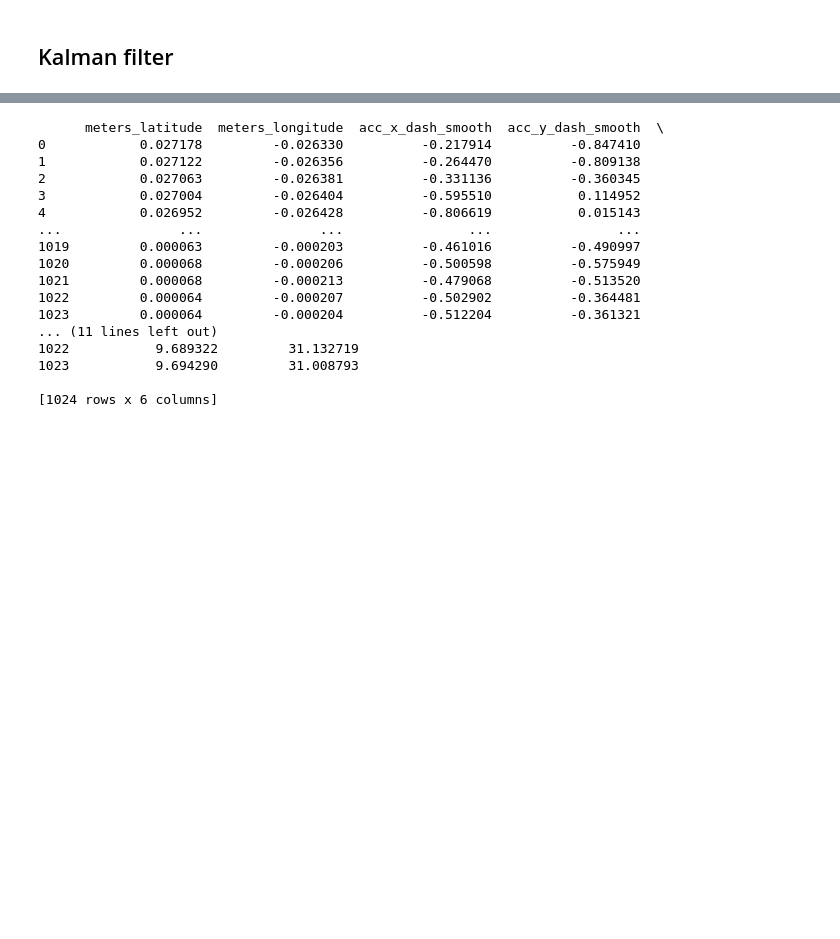
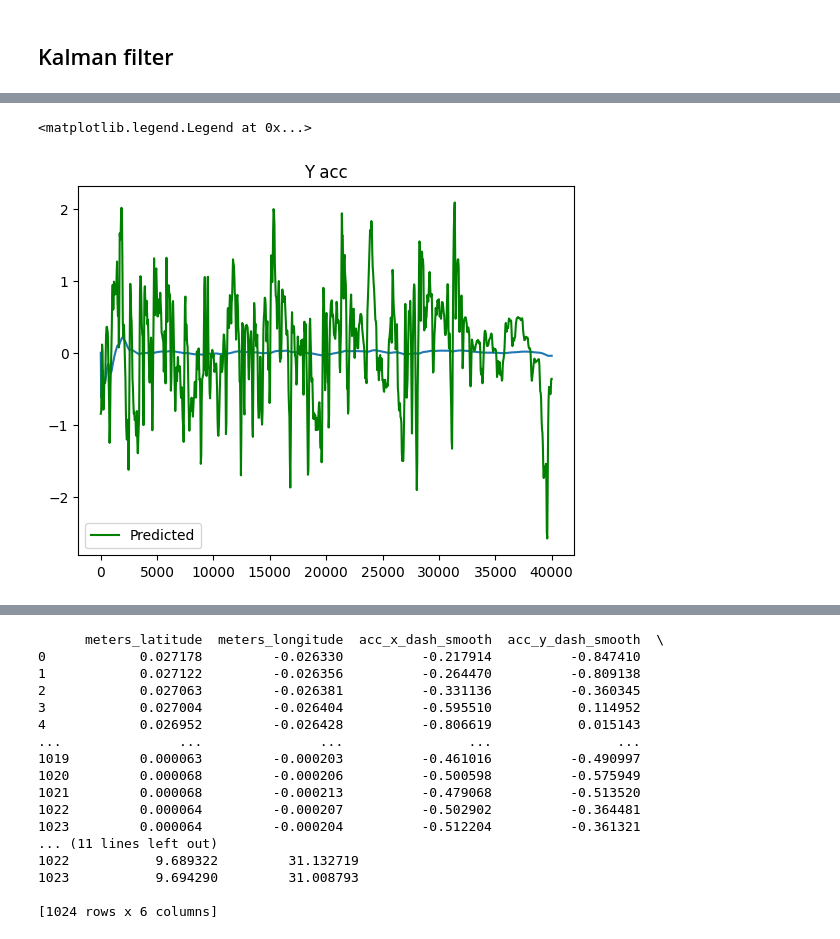
Before and after one commit to binDebug3/CarKalmanFilter, a Jupyter notebook: gwen.ipynb, the cells around one changed output, grey strips where cells are left out. Saved outputs shown, nothing was run; the diff lists cells and outputs as text; code cells hidden in the pictures; blank space fills up the shorter version.

```diff
--- a/gwen.ipynb
+++ b/gwen.ipynb
@@ -230,0 +255,10 @@ plt.plot(z[0,:],z[1,:], label = "Predicted", c = 'g')
+# %%
+plt.plot(domain,est[7,:])
+#plt.show()
+#plt.plot(est[0,:],est[1,:], label = "Predicted", c = 'g')
+plt.plot(domain,z[3,:], label = "Predicted", c = 'g')
+plt.title("Y acc")
+plt.legend()
+# %% [output]
+<matplotlib.legend.Legend at 0x...>
+[figure, added]
```
Also changed, not shown: parts of 11 cells of this notebook.
